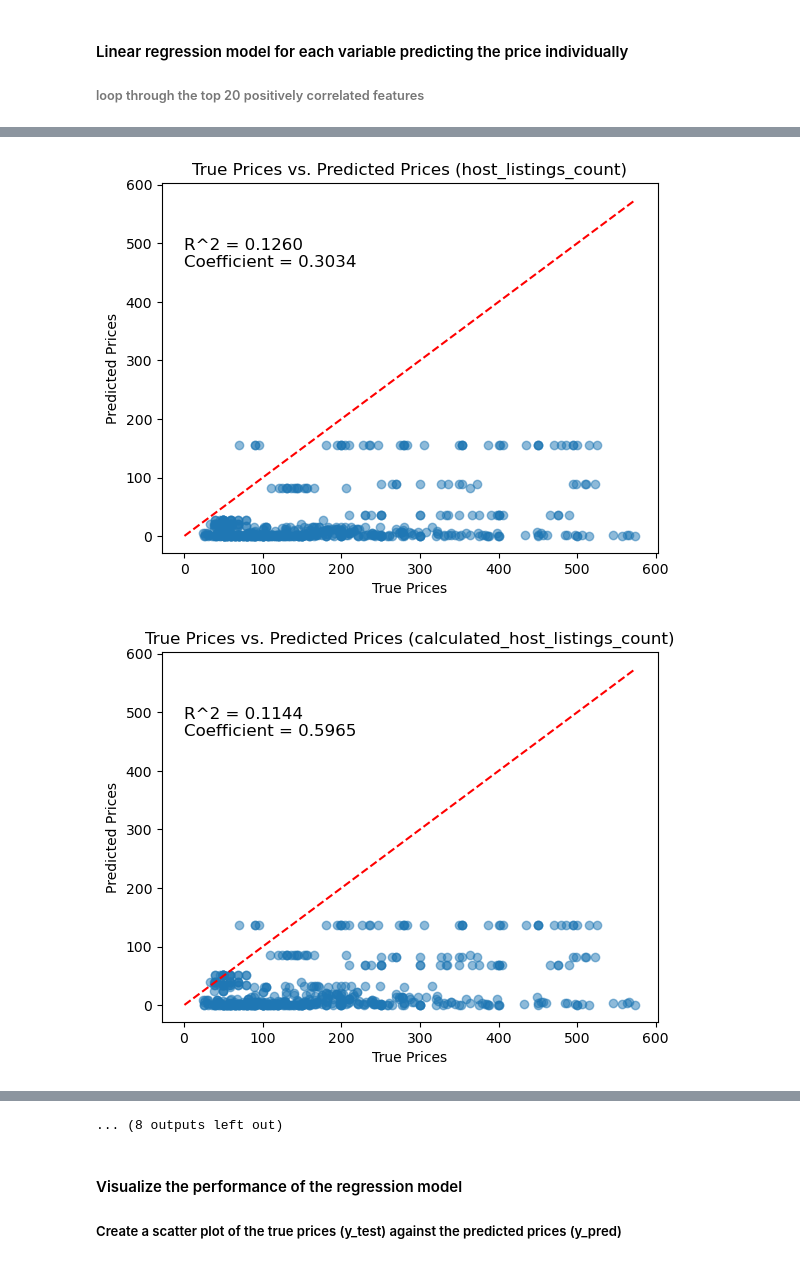
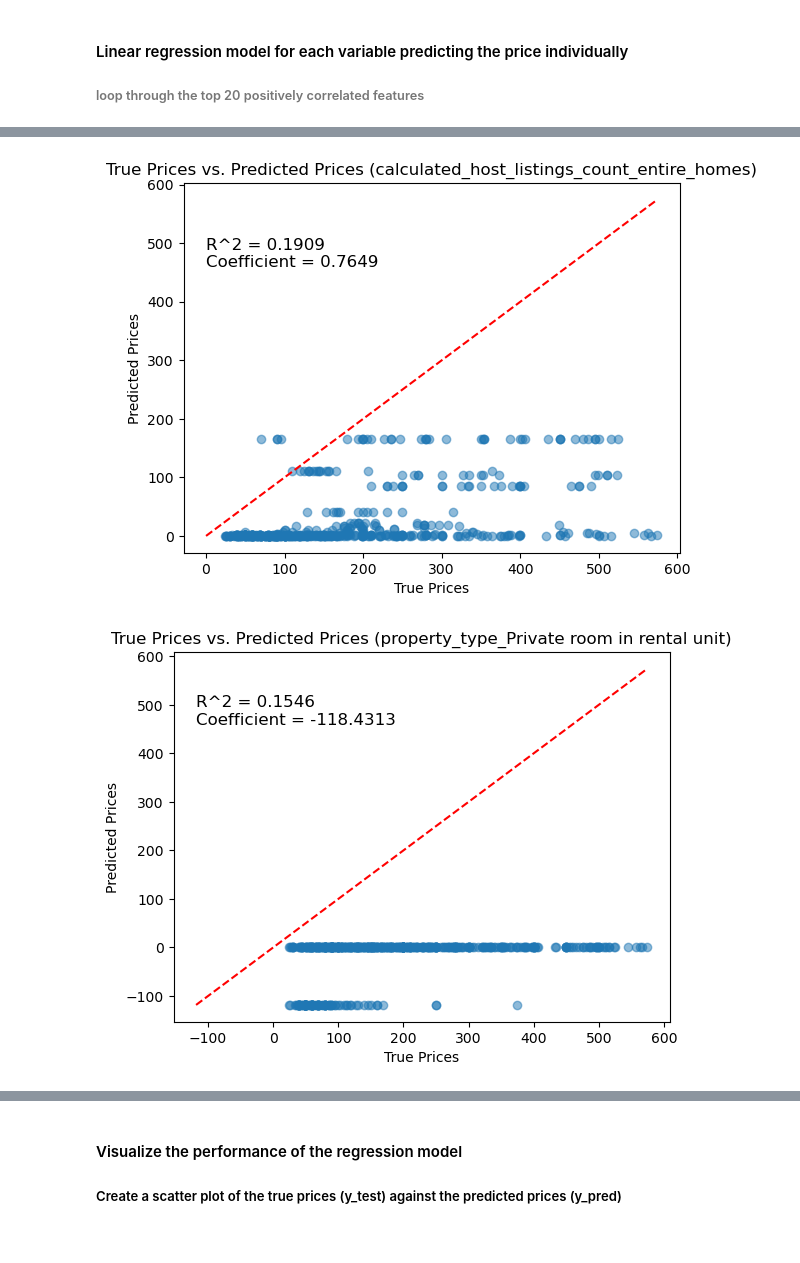
Before and after one commit to Theawmaster/Predict-Airbnb-Prices, a Jupyter notebook: 1_linear_regression.ipynb, the cells around one changed output, grey strips where cells are left out. Saved outputs shown, nothing was run; the diff lists cells and outputs as text; code cells hidden in the pictures.

```diff
--- a/1_linear_regression.ipynb
+++ b/1_linear_regression.ipynb
@@ -49,13 +50,16 @@ X_test.fillna(0, inplace=True)
 # Calculate the correlation matrix between features and the target variable
 corr_matrix = X_train.corrwith(y_train)
 
-# Select the top 20 variables with the highest positive correlation values
-top_20_correlated = corr_matrix[corr_matrix > 0].sort_values(ascending=False)[:20]
+# Compute the absolute correlation values
+abs_corr_matrix = corr_matrix.abs()
 
-# Print the top 20 variables
-print("Top 20 positively correlated variables:\n", top_20_correlated)
+# Select the top 5 variables with the highest absolute correlation values
+top_5_abs_correlated = abs_corr_matrix.sort_values(ascending=False)[:5]
 
-# Filter the original training and testing sets to include only the top 20 correlated variables
-X_train_selected = X_train[top_20_correlated.index]
-X_test_selected = X_test[top_20_correlated.index]
+# Print the top 5 variables
+print("Top 5 variables with the highest absolute correlation values:\n", top_5_abs_correlated)
+
+# Filter the original training and testing sets to include only the top 5 variables with the highest absolute correlation values
+X_train_selected = X_train[top_5_abs_correlated.index]
+X_test_selected = X_test[top_5_abs_correlated.index]
 # %% [output]
@@ -99,7 +93,7 @@ r2 = r2_score(y_test, y_pred)
 # Print the coefficients of the linear regression model
 coefficients = model.coef_
 print("Linear regression model coefficients")
-for feature, coef in zip(top_20_correlated.index, coefficients):
+for feature, coef in zip(top_5_abs_correlated.index, coefficients):
     print(f"{feature}: {coef}")
 
 # Print the results
@@ -137,7 +124,7 @@ r2_scores = []
 coefficients = []
 
 # Loop through the top 20 positively correlated features
-for feature in top_20_correlated.index:
+for feature in top_5_abs_correlated.index:
     # Create a linear regression model
     model = LinearRegression()
 
@@ -155,6 +142,6 @@ for feature in top_20_correlated.index:
     coefficients.append(model.coef_[0])
 
 # Print the R^2 scores and coefficients for each feature
-for feature, r2, coef in zip(top_20_correlated.index, r2_scores, coefficients):
+for feature, r2, coef in zip(top_5_abs_correlated, r2_scores, coefficients):
     print(f"{feature}: R^2 = {r2:.4f}, Coefficient = {coef:.4f}")
 # %% [output]
@@ -194,7 +166,7 @@ def plot_regression(feature, y_test, y_pred, r2, coef):
     plt.show()
 
 # Loop through the top 20 positively correlated features and create a plot for each
-for feature, r2, coef in zip(top_20_correlated.index, r2_scores, coefficients):
+for feature, r2, coef in zip(top_5_abs_correlated.index, r2_scores, coefficients):
     y_pred = X_test_selected[[feature]] * coef
     plot_regression(feature, y_test, y_pred, r2, coef)
 # %% [output]
@@ -203,2 +175,2 @@ for feature, r2, coef in zip(top_20_correlated.index, r2_scores, coefficients):
-[figure, old version]
+[figure, new version]
-[figure, old version]
+[figure, new version]
@@ -213,4 +178,3 @@ for feature, r2, coef in zip(top_20_correlated.index, r2_scores, coefficients):
-... (8 outputs left out)
 # %% [markdown]
 #### Visualize the performance of the regression model
 
```
Also changed, not shown: parts of 8 cells of this notebook.
